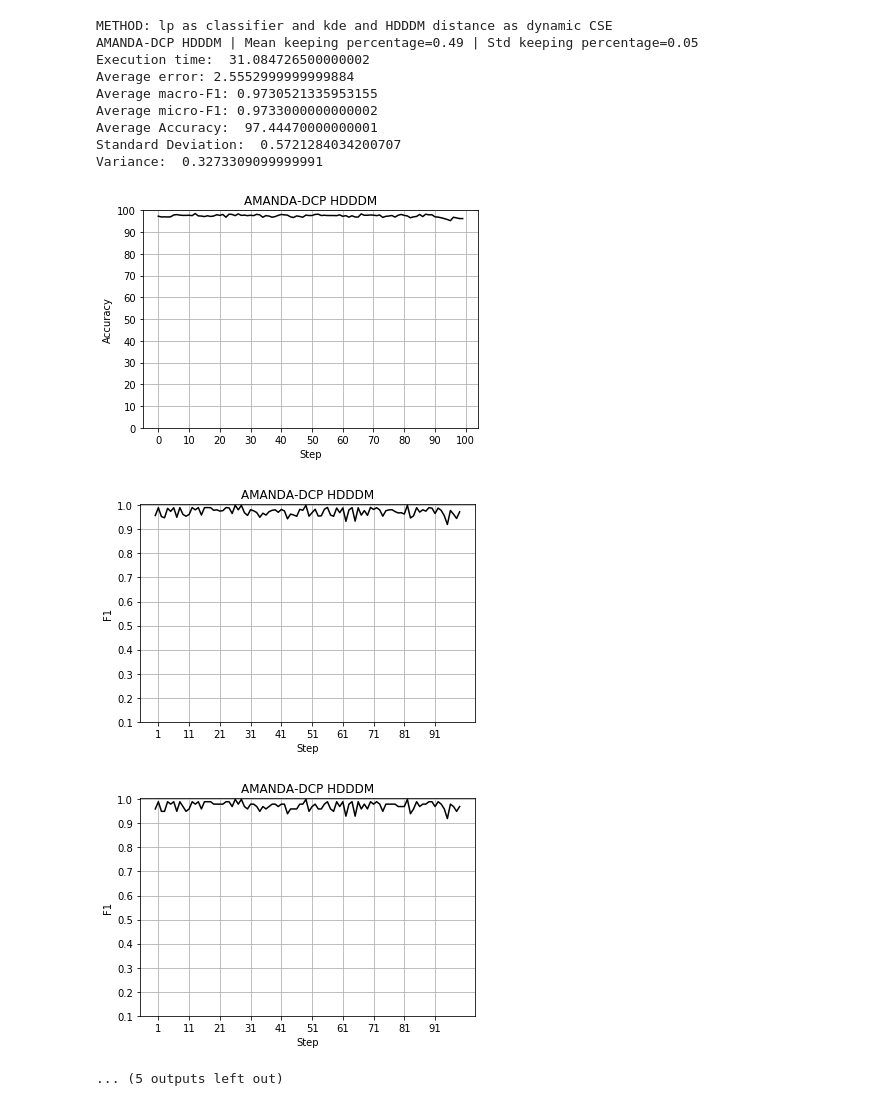
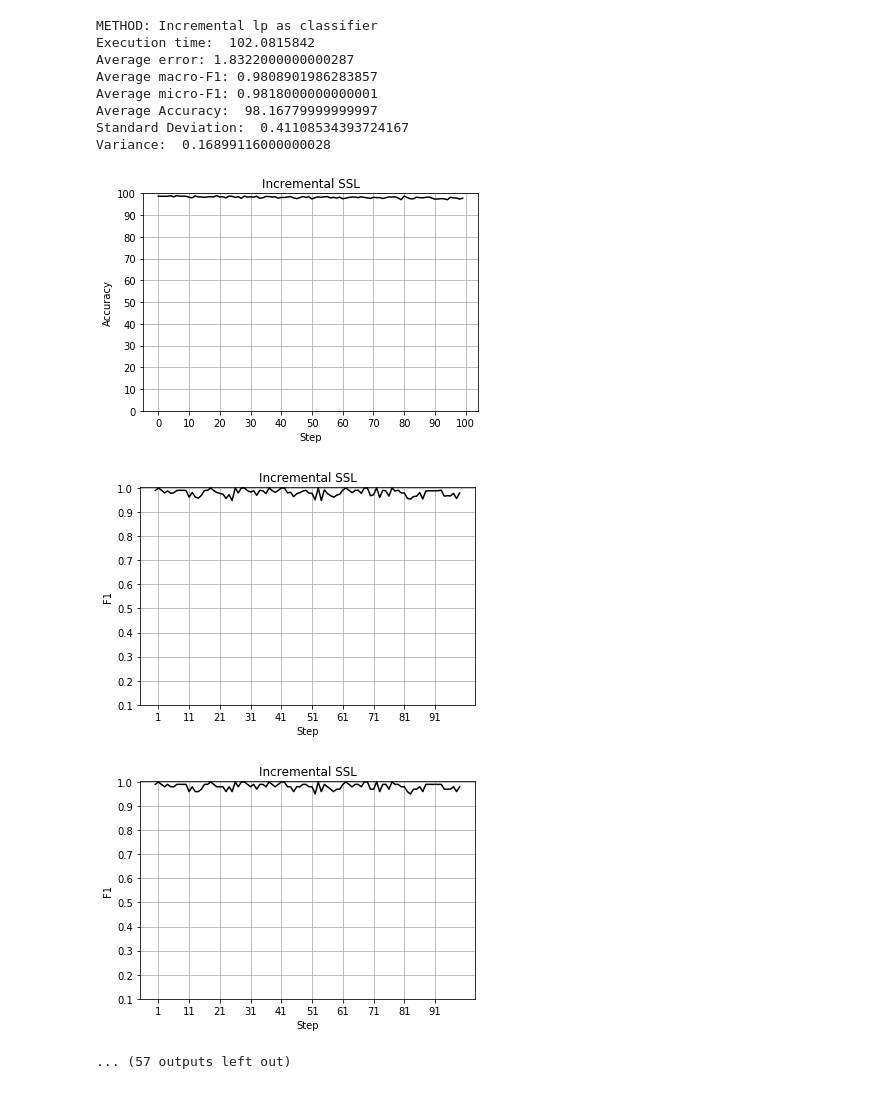
Before and after one commit to bruno-accioli/AMANDA, a Jupyter notebook: experiments/Datasets benchmarking/sinthetic/BATCH_MODE/Four_Classes_Expanding_One_Class_Fixed_2D.ipynb, the cells around one changed output. Saved outputs shown, nothing was run; the diff lists cells and outputs as text; code cells hidden in the pictures.

```diff
--- a/experiments/Datasets benchmarking/sinthetic/BATCH_MODE/Four_Classes_Expanding_One_Class_Fixed_2D.ipynb
+++ b/experiments/Datasets benchmarking/sinthetic/BATCH_MODE/Four_Classes_Expanding_One_Class_Fixed_2D.ipynb
@@ -65,11 +65,8 @@ def main():
     # Sliding SSL
     experiments[1] = Experiment(deslizante_LN, 5, clfName=sslClassifier)
 
-    # Proposed method 4 (AMANDA - DCP BBD)
-    experiments[2] = Experiment(amanda_dynamic, 9, None, "kde", sslClassifier, 'HDDDM')
-
     # Incremental SSL
-    #experiments[2] = Experiment(incremental_LN, 5, clfName=sslClassifier)
+    experiments[2] = Experiment(incremental_LN, 5, clfName=sslClassifier)
 
     # Proposed Method 1 (AMANDA - Fixed core extraction percentage)
     experiments[3] = Experiment(amanda_fixed, 5, 0.8, "kde", sslClassifier)
@@ -78,34 +75,34 @@ def main():
     experiments[4] = Experiment(amanda_dynamic, 5, None, "kde", sslClassifier, 'Hellinger')
 
     # Proposed method 3 (AMANDA - DCP Hellinger2)
-    experiments[5] = Experiment(amanda_dynamic, 9, None, "kde", sslClassifier, 'Hellinger2')
+    experiments[5] = Experiment(amanda_dynamic, 5, None, "kde", sslClassifier, 'Hellinger2')
 
     # Proposed method 4 (AMANDA - DCP BBD)
-    #experiments[6] = Experiment(amanda_dynamic, 9, None, "kde", sslClassifier, 'BBD', beta=-10)
+    experiments[6] = Experiment(amanda_dynamic, 5, None, "kde", sslClassifier, 'BBD', beta=-10)
 
     # Proposed method 4 (AMANDA - DCP BBD)
-    experiments[7] = Experiment(amanda_dynamic, 9, None, "kde", sslClassifier, 'BBD', beta=-2)
+    experiments[7] = Experiment(amanda_dynamic, 5, None, "kde", sslClassifier, 'BBD', beta=-2)
 
     # Proposed method 4 (AMANDA - DCP BBD)
-    experiments[8] = Experiment(amanda_dynamic, 9, None, "kde", sslClassifier, 'BBD', beta=-0.5)
+    experiments[8] = Experiment(amanda_dynamic, 5, None, "kde", sslClassifier, 'BBD', beta=-0.5)
 
     # Proposed method 4 (AMANDA - DCP BBD)
-    #experiments[9] = Experiment(amanda_dynamic, 9, None, "kde", sslClassifier, 'BBD', beta=-0.01)
+    experiments[9] = Experiment(amanda_dynamic, 5, None, "kde", sslClassifier, 'BBD', beta=-0.01)
 
     # Proposed method 4 (AMANDA - DCP BBD)
-    #experiments[10] = Experiment(amanda_dynamic, 9, None, "kde", sslClassifier, 'BBD', beta=1.01)
+    experiments[10] = Experiment(amanda_dynamic, 5, None, "kde", sslClassifier, 'BBD', beta=1.01)
 
     # Proposed method 4 (AMANDA - DCP BBD)
-    experiments[11] = Experiment(amanda_dynamic, 9, None, "kde", sslClassifier, 'BBD', beta=1.5)
+    experiments[11] = Experiment(amanda_dynamic, 5, None, "kde", sslClassifier, 'BBD', beta=1.5)
 
     # Proposed method 4 (AMANDA - DCP BBD)
-    experiments[12] = Experiment(amanda_dynamic, 9, None, "kde", sslClassifier, 'BBD', beta=2)
+    experiments[12] = Experiment(amanda_dynamic, 5, None, "kde", sslClassifier, 'BBD', beta=2)
 
     # Proposed method 4 (AMANDA - DCP BBD)
-    #experiments[13] = Experiment(amanda_dynamic, 9, None, "kde", sslClassifier, 'BBD', beta=10)
+    experiments[13] = Experiment(amanda_dynamic, 5, None, "kde", sslClassifier, 'BBD', beta=10)
 
-    # Proposed method 4 (AMANDA - DCP BBD)
-    #experiments[14] = Experiment(amanda_dynamic, 9, None, "kde", sslClassifier, 'HDDDM')
+    # Proposed method 4 (AMANDA - DCP HDDDM)
+    experiments[14] = Experiment(amanda_dynamic, 5, None, "kde", sslClassifier, 'HDDDM')
 
     # COMPOSE GMM (Python version)
     #experiments[5] = Experiment(compose_gmm_version, 5)
@@ -143,22 +140,21 @@ Execution time:  4.317919399999999
 Average error: 1.891900000000021
 Average macro-F1: 0.979040415041858
 Average micro-F1: 0.9794999999999999
 Average Accuracy:  98.10809999999998
 Standard Deviation:  0.43332134727012905
 Variance:  0.18776738999999978
 [figure]
 [figure]
 [figure]
-METHOD: lp as classifier and kde and HDDDM distance as dynamic CSE
-AMANDA-DCP HDDDM | Mean keeping percentage=0.49 | Std keeping percentage=0.05
-Execution time:  31.084726500000002
-Average error: 2.5552999999999884
-Average macro-F1: 0.9730521335953155
-Average micro-F1: 0.9733000000000002
-Average Accuracy:  97.44470000000001
-Standard Deviation:  0.5721284034200707
-Variance:  0.3273309099999991
+METHOD: Incremental lp as classifier
+Execution time:  102.0815842
+Average error: 1.8322000000000287
+Average macro-F1: 0.9808901986283857
+Average micro-F1: 0.9818000000000001
+Average Accuracy:  98.16779999999997
+Standard Deviation:  0.41108534393724167
+Variance:  0.16899116000000028
-[figure, old version]
+[figure, new version]
-[figure, old version]
+[figure, new version]
-[figure, old version]
+[figure, new version]
-... (5 outputs left out)
+... (57 outputs left out)
```
Also changed, not shown: parts of 1 cell of this notebook, 5 other files.
